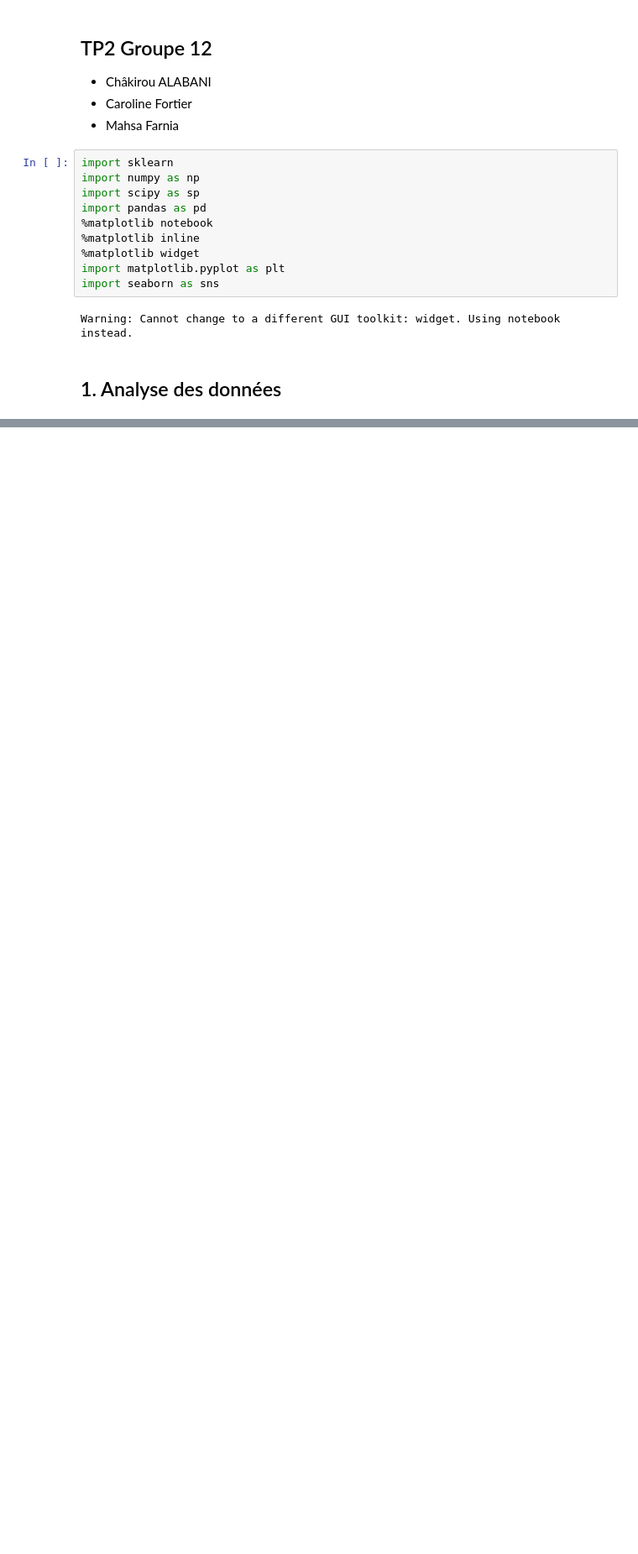
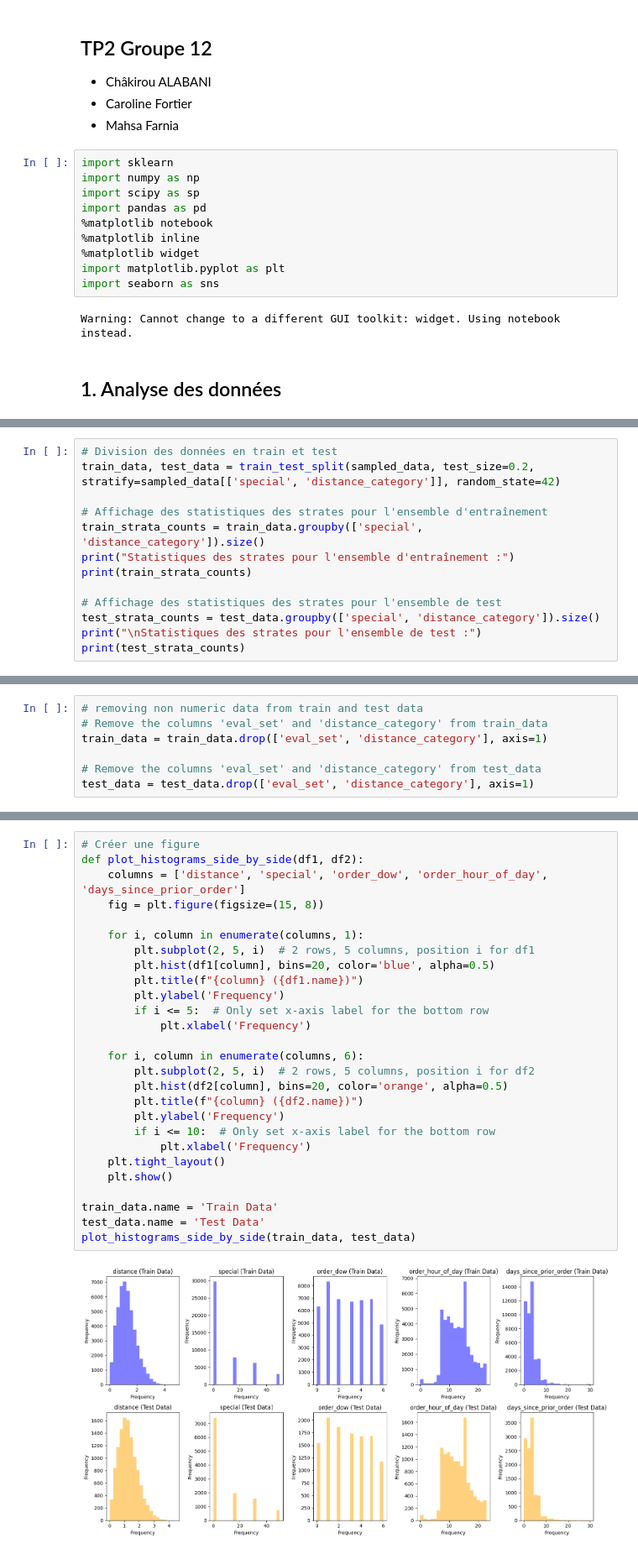
Before and after one commit to chakir-master/tp2-groupe12, a Jupyter notebook: group12_tp2.ipynb, the cells around one changed output, grey strips where cells are left out. Shown at 84% size. Drawn from its saved outputs; the diff is of its cells as text; blank space fills up the shorter version.

```diff
--- a/group12_tp2.ipynb
+++ b/group12_tp2.ipynb
@@ -51,0 +251,13 @@ data_a.describe
+# %%
+# Division des données en train et test
+train_data, test_data = train_test_split(sampled_data, test_size=0.2, stratify=sampled_data[['special', 'distance_category']], random_state=42)
+
+# Affichage des statistiques des strates pour l'ensemble d'entraînement
+train_strata_counts = train_data.groupby(['special', 'distance_category']).size()
+print("Statistiques des strates pour l'ensemble d'entraînement :")
+print(train_strata_counts)
+
+# Affichage des statistiques des strates pour l'ensemble de test
+test_strata_counts = test_data.groupby(['special', 'distance_category']).size()
+print("\nStatistiques des strates pour l'ensemble de test :")
+print(test_strata_counts)
@@ -51,0 +282,7 @@ data_a.describe
+# %%
+# removing non numeric data from train and test data
+# Remove the columns 'eval_set' and 'distance_category' from train_data
+train_data = train_data.drop(['eval_set', 'distance_category'], axis=1)
+
+# Remove the columns 'eval_set' and 'distance_category' from test_data
+test_data = test_data.drop(['eval_set', 'distance_category'], axis=1)
@@ -51,0 +291,29 @@ data_a.describe
+# %%
+# Créer une figure
+def plot_histograms_side_by_side(df1, df2):
+    columns = ['distance', 'special', 'order_dow', 'order_hour_of_day', 'days_since_prior_order']
+    fig = plt.figure(figsize=(15, 8))
+
+    for i, column in enumerate(columns, 1):
+        plt.subplot(2, 5, i)  # 2 rows, 5 columns, position i for df1
+        plt.hist(df1[column], bins=20, color='blue', alpha=0.5)
+        plt.title(f"{column} ({df1.name})")
+        plt.ylabel('Frequency')
+        if i <= 5:  # Only set x-axis label for the bottom row
+            plt.xlabel('Frequency')
+
+    for i, column in enumerate(columns, 6):
+        plt.subplot(2, 5, i)  # 2 rows, 5 columns, position i for df2
+        plt.hist(df2[column], bins=20, color='orange', alpha=0.5)
+        plt.title(f"{column} ({df2.name})")
+        plt.ylabel('Frequency')
+        if i <= 10:  # Only set x-axis label for the bottom row
+            plt.xlabel('Frequency')
+    plt.tight_layout()
+    plt.show()
+
+train_data.name = 'Train Data'
+test_data.name = 'Test Data'
+plot_histograms_side_by_side(train_data, test_data)
+# %% [output]
+[figure, added]
```
Also changed, not shown: parts of 42 cells of this notebook, 2 other files.
